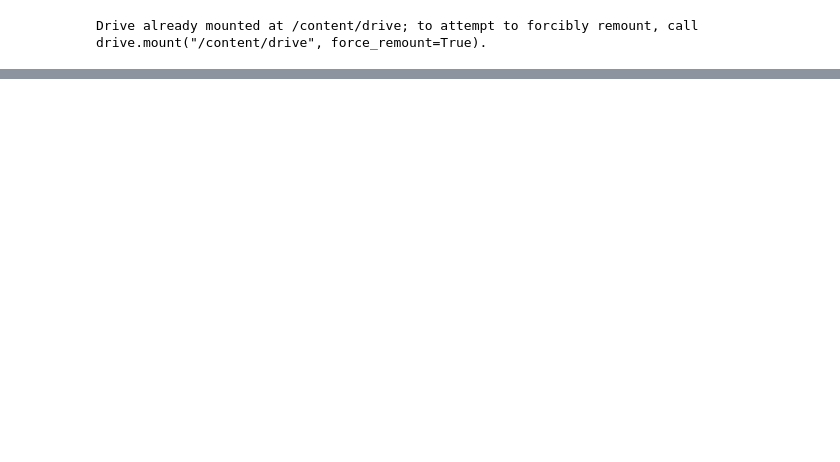
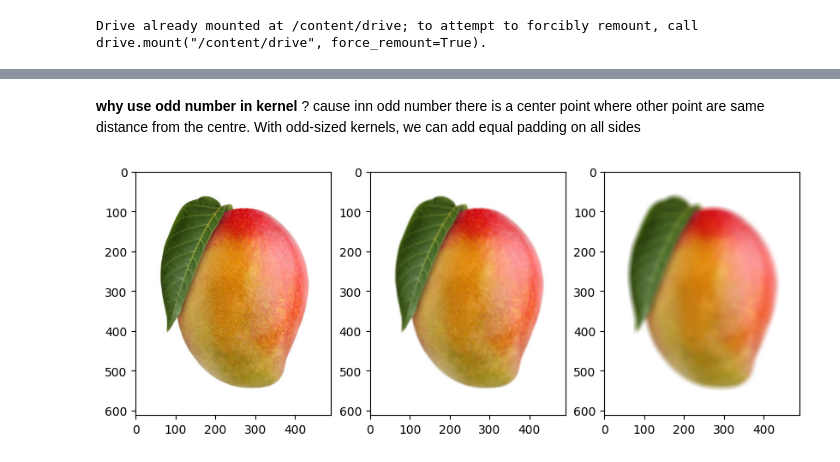
Before and after one commit to prithweeraaj/Computer-Vision-, a Jupyter notebook: karnel_class_7ipynb.ipynb, the cells around one changed output, grey strips where cells are left out. Cells and saved outputs as stored; diff of their text form; code cells hidden in the pictures; blank space fills up the shorter version.

```diff
--- a/karnel_class_7ipynb.ipynb
+++ b/karnel_class_7ipynb.ipynb
@@ -26,0 +29,24 @@ plt.imshow(filtered_image)
+# %% [markdown]
+**why use odd number in kernel** ? cause inn odd number there is a center point where other point are same distance from the centre. With odd-sized kernels, we can add equal padding on all sides
+# %%
+img1=cv2.imread("/content/istockphoto-911274308-612x612.jpg")
+img1=cv2.cvtColor(img1,cv2.COLOR_BGR2RGB)
+#plt.imshow(img1)
+kaernel1=np.ones((5,5),np.float32)/25
+blur_img=cv2.filter2D(img1,-1,kaernel1)
+#plt.imshow(blur_img)
+
+kernel2=np.ones((15,15),np.float32)/225
+blur_img2=cv2.filter2D(img1,-1,kernel2)
+#plt.imshow(blur_img2)
+
+plt.figure(figsize=(10,5))
+plt.subplot(1,3,1)
+plt.imshow(img1)
+plt.subplot(1,3,2)
+plt.imshow(blur_img)
+plt.subplot(1,3,3)
+plt.imshow(blur_img2)
+plt.show()
+# %% [output]
+[figure, added]
```
Also changed, not shown: parts of 3 cells of this notebook.
